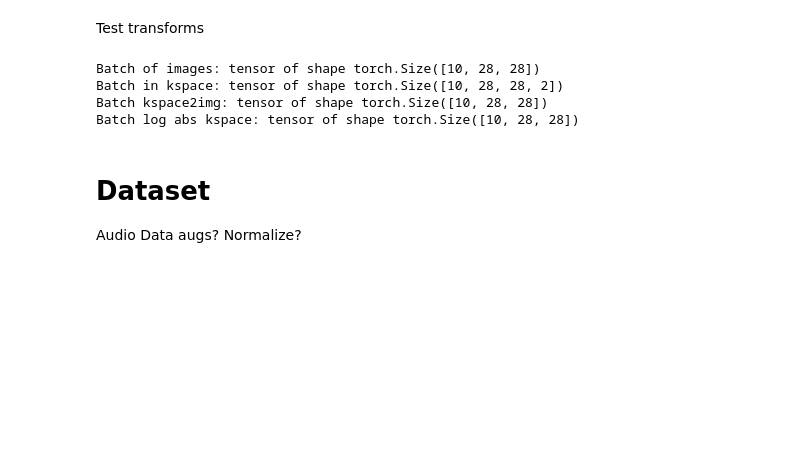
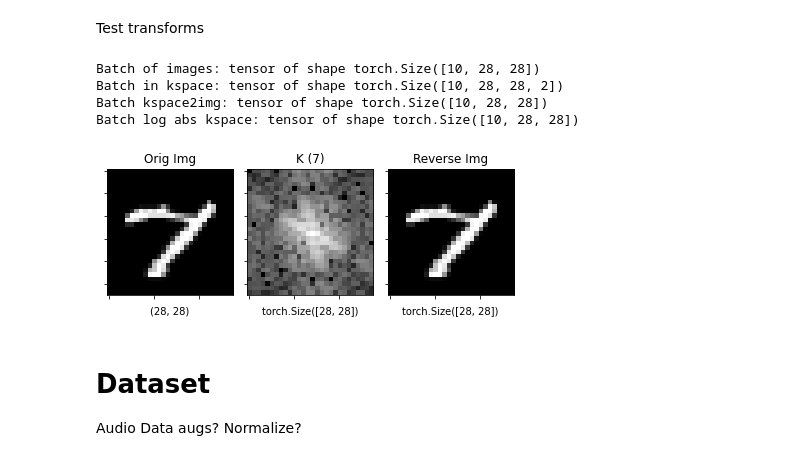
Before and after one commit to RGologorsky/fastmri, a Jupyter notebook: 02_kspace_classifier_real.ipynb, the cells around one changed output. Drawn from its saved outputs; the diff is of its cells as text; code cells hidden in the pictures; blank space fills up the shorter version.

```diff
--- a/02_kspace_classifier_real.ipynb
+++ b/02_kspace_classifier_real.ipynb
@@ -114,28 +108,35 @@ class ComplexK2LogAbs(Transform):
 Test transforms
 # %%
 # batch BW images
-xb = [PILImageBW.create(x) for x in fnames[0:10]]
+bslice = slice(30_000,30_010)
+xb = [PILImageBW.create(fn) for fn in fnames[bslice]]
+yb = [parent_label(fn) for fn in fnames[bslice]]
 
 # im2tensor
 t_xb = torch.stack(tuple(apply(x, TensorTfms.im2arr) for x in xb), dim=0)
 print(f"Batch of images: tensor of shape {t_xb.shape}")
 
 # im2kspace
 k_xb = apply(t_xb, TensorTfms.real2k(onesided=False))
 print(f"Batch in kspace: tensor of shape {k_xb.shape}")
 
 # decodes
 rev_xb = apply(k_xb, TensorTfms.k2real(onesided=False))
 print(f"Batch kspace2img: tensor of shape {rev_xb.shape}")
 
 # kspace abs
 k_abs_xb = apply(k_xb, TensorTfms.log_abs, pre=TensorTfms.t_abs)
 print(f"Batch log abs kspace: tensor of shape {k_abs_xb.shape}")
+
+# plot an item in xb
+i = 1
+plot([xb[i], k_abs_xb[i], rev_xb[i]], [f"Orig Img", f"K ({yb[i]})", f"Reverse Img"])
 # %% [output]
 Batch of images: tensor of shape torch.Size([10, 28, 28])
 Batch in kspace: tensor of shape torch.Size([10, 28, 28, 2])
 Batch kspace2img: tensor of shape torch.Size([10, 28, 28])
 Batch log abs kspace: tensor of shape torch.Size([10, 28, 28])
+[figure, added]
 # %% [markdown]
 # Dataset
 
```
Also changed, not shown: parts of 48 cells of this notebook.
